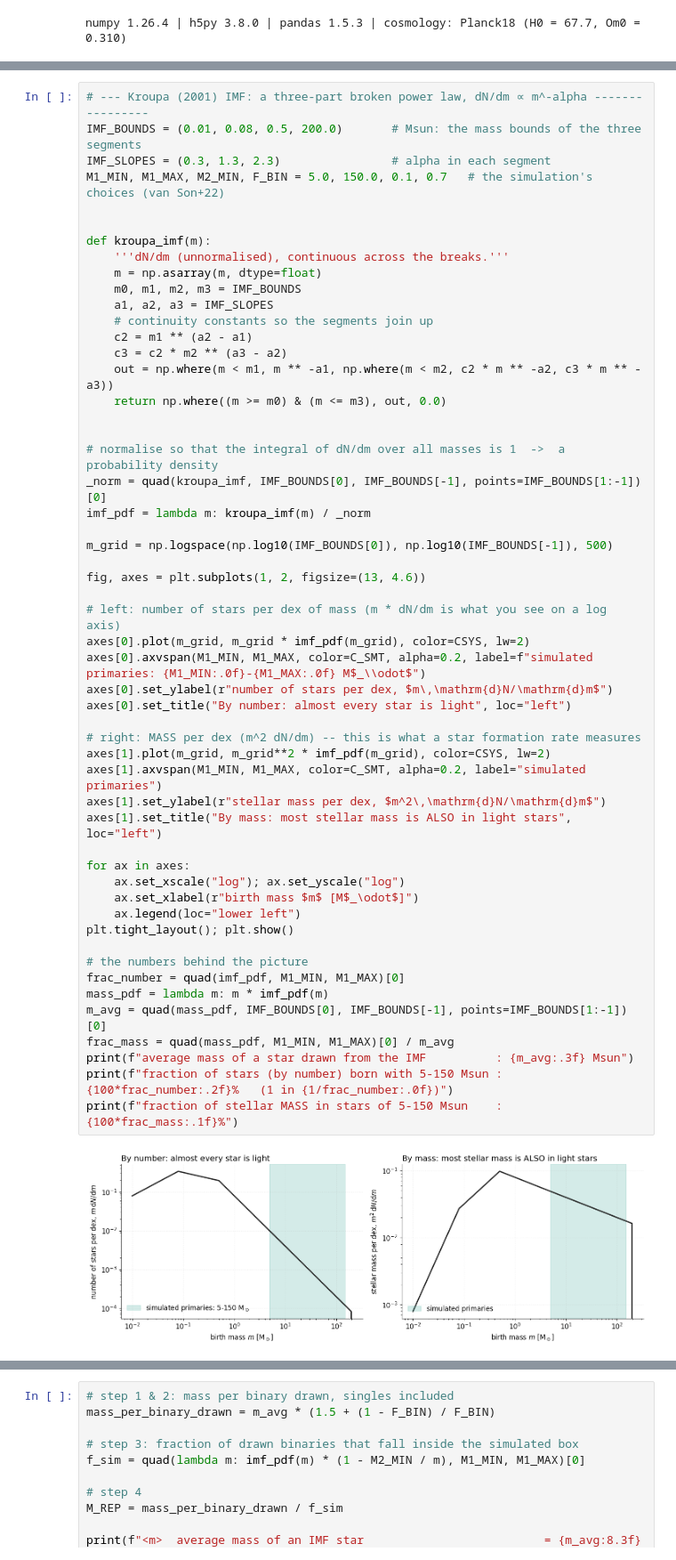
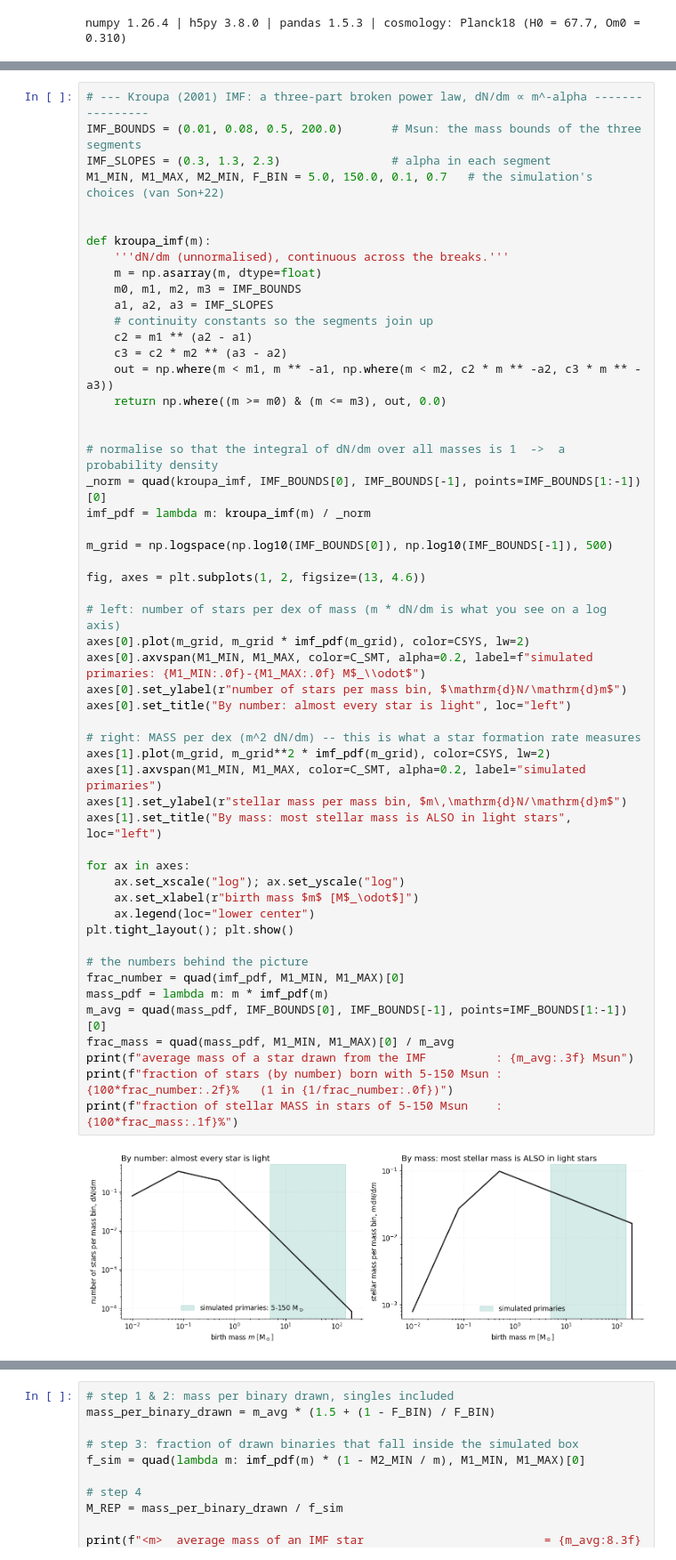
Before and after one commit to FloorBroekgaarden/GROWL-catalog-public, a Jupyter notebook: onboarding_growl/tutorial_3_cosmic_integration_predicting_merger_rates.ipynb, the cells around one changed output, grey strips where cells are left out. Shown at 89% size. Drawn from its saved outputs; the diff is of its cells as text.

```diff
--- a/onboarding_growl/tutorial_3_cosmic_integration_predicting_merger_rates.ipynb
+++ b/onboarding_growl/tutorial_3_cosmic_integration_predicting_merger_rates.ipynb
@@ -313,37 +317,37 @@ _norm = quad(kroupa_imf, IMF_BOUNDS[0], IMF_BOUNDS[-1], points=IMF_BOUNDS[1:-1])
 imf_pdf = lambda m: kroupa_imf(m) / _norm
 
 m_grid = np.logspace(np.log10(IMF_BOUNDS[0]), np.log10(IMF_BOUNDS[-1]), 500)
 
 fig, axes = plt.subplots(1, 2, figsize=(13, 4.6))
 
 # left: number of stars per dex of mass (m * dN/dm is what you see on a log axis)
 axes[0].plot(m_grid, m_grid * imf_pdf(m_grid), color=CSYS, lw=2)
 axes[0].axvspan(M1_MIN, M1_MAX, color=C_SMT, alpha=0.2, label=f"simulated primaries: {M1_MIN:.0f}-{M1_MAX:.0f} M$_\\odot$")
-axes[0].set_ylabel(r"number of stars per dex, $m\,\mathrm{d}N/\mathrm{d}m$")
+axes[0].set_ylabel(r"number of stars per mass bin, $\mathrm{d}N/\mathrm{d}m$")
 axes[0].set_title("By number: almost every star is light", loc="left")
 
 # right: MASS per dex (m^2 dN/dm) -- this is what a star formation rate measures
 axes[1].plot(m_grid, m_grid**2 * imf_pdf(m_grid), color=CSYS, lw=2)
 axes[1].axvspan(M1_MIN, M1_MAX, color=C_SMT, alpha=0.2, label="simulated primaries")
-axes[1].set_ylabel(r"stellar mass per dex, $m^2\,\mathrm{d}N/\mathrm{d}m$")
+axes[1].set_ylabel(r"stellar mass per mass bin, $m\,\mathrm{d}N/\mathrm{d}m$")
 axes[1].set_title("By mass: most stellar mass is ALSO in light stars", loc="left")
 
 for ax in axes:
     ax.set_xscale("log"); ax.set_yscale("log")
     ax.set_xlabel(r"birth mass $m$ [M$_\odot$]")
-    ax.legend(loc="lower left")
+    ax.legend(loc="lower center")
 plt.tight_layout(); plt.show()
 
 # the numbers behind the picture
 frac_number = quad(imf_pdf, M1_MIN, M1_MAX)[0]
 mass_pdf = lambda m: m * imf_pdf(m)
 m_avg = quad(mass_pdf, IMF_BOUNDS[0], IMF_BOUNDS[-1], points=IMF_BOUNDS[1:-1])[0]
 frac_mass = quad(mass_pdf, M1_MIN, M1_MAX)[0] / m_avg
 print(f"average mass of a star drawn from the IMF          : {m_avg:.3f} Msun")
 print(f"fraction of stars (by number) born with 5-150 Msun : {100*frac_number:.2f}%   (1 in {1/frac_number:.0f})")
 print(f"fraction of stellar MASS in stars of 5-150 Msun    : {100*frac_mass:.1f}%")
 # %% [output]
-[figure, old version]
+[figure, new version]
 average mass of a star drawn from the IMF          : 0.389 Msun
 fraction of stars (by number) born with 5-150 Msun : 0.75%   (1 in 134)
 fraction of stellar MASS in stars of 5-150 Msun    : 26.9%
```
Also changed, not shown: parts of 9 cells of this notebook.
